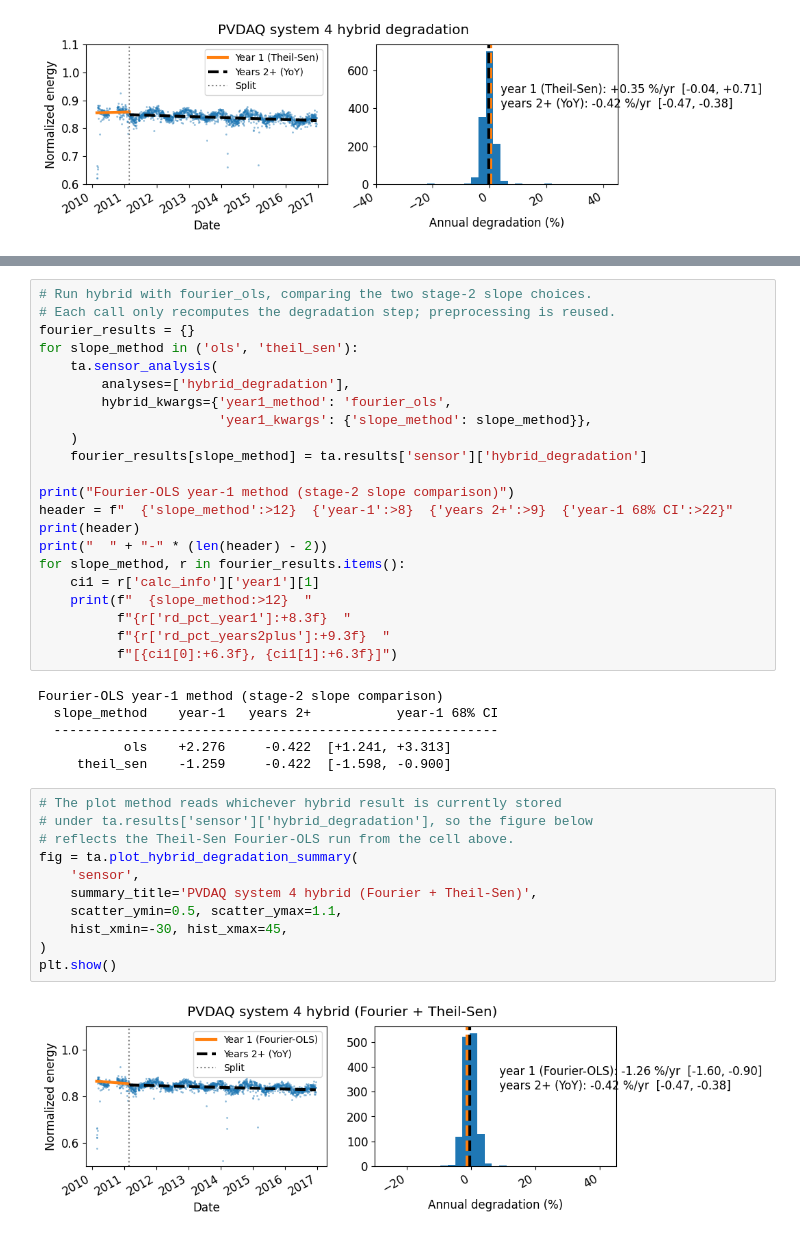
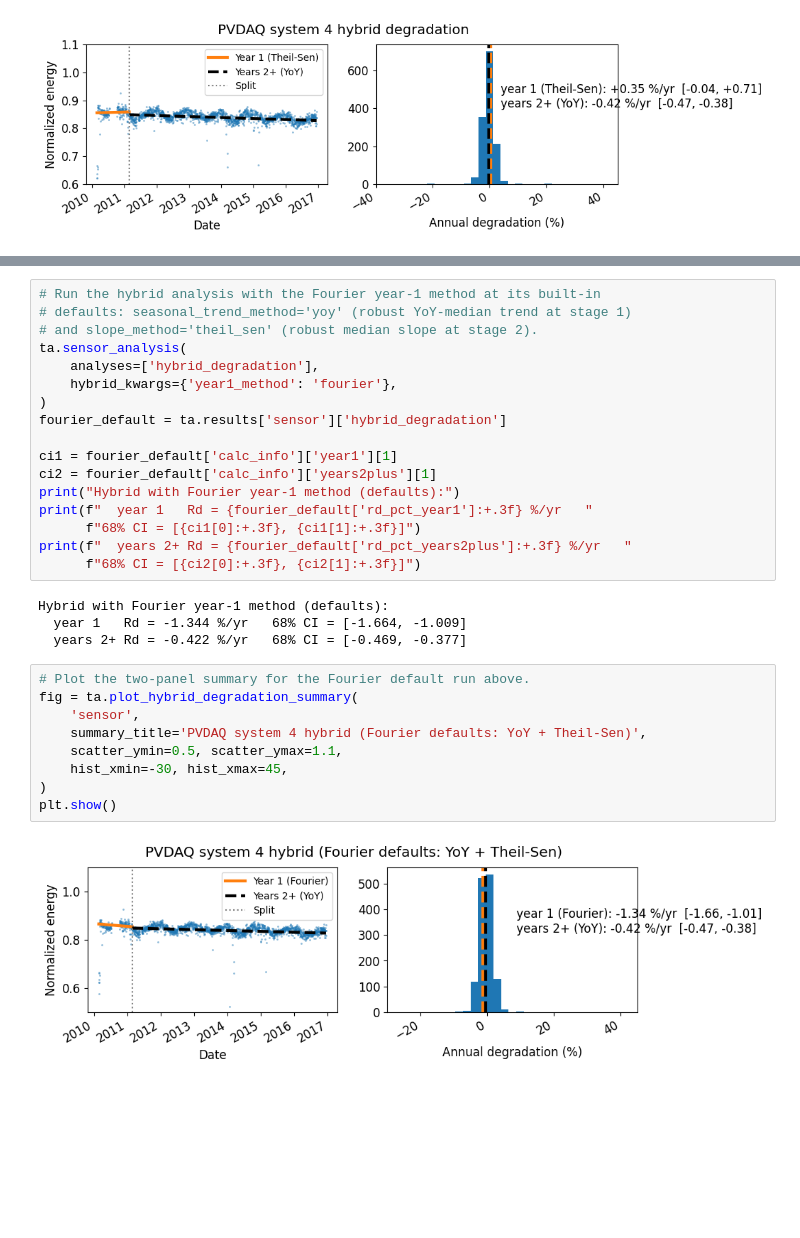
Before and after one commit to NatLabRockies/rdtools, a Jupyter notebook: docs/TrendAnalysis_hybrid_example.ipynb, the cells around one changed output, grey strips where cells are left out. Drawn from its saved outputs; the diff is of its cells as text; blank space fills up the shorter version.

Commit message:
use yoy in the seasonal fourier approach

```diff
--- a/docs/TrendAnalysis_hybrid_example.ipynb
+++ b/docs/TrendAnalysis_hybrid_example.ipynb
@@ -196,41 +259,32 @@ shows the Theil-Sen result.
 # %%
-# Run hybrid with fourier_ols, comparing the two stage-2 slope choices.
-# Each call only recomputes the degradation step; preprocessing is reused.
-fourier_results = {}
-for slope_method in ('ols', 'theil_sen'):
-    ta.sensor_analysis(
-        analyses=['hybrid_degradation'],
-        hybrid_kwargs={'year1_method': 'fourier_ols',
-                       'year1_kwargs': {'slope_method': slope_method}},
-    )
-    fourier_results[slope_method] = ta.results['sensor']['hybrid_degradation']
+# Run the hybrid analysis with the Fourier year-1 method at its built-in
+# defaults: seasonal_trend_method='yoy' (robust YoY-median trend at stage 1)
+# and slope_method='theil_sen' (robust median slope at stage 2).
+ta.sensor_analysis(
+    analyses=['hybrid_degradation'],
+    hybrid_kwargs={'year1_method': 'fourier'},
+)
+fourier_default = ta.results['sensor']['hybrid_degradation']
 
-print("Fourier-OLS year-1 method (stage-2 slope comparison)")
-header = f"  {'slope_method':>12}  {'year-1':>8}  {'years 2+':>9}  {'year-1 68% CI':>22}"
-print(header)
-print("  " + "-" * (len(header) - 2))
-for slope_method, r in fourier_results.items():
-    ci1 = r['calc_info']['year1'][1]
-    print(f"  {slope_method:>12}  "
-          f"{r['rd_pct_year1']:+8.3f}  "
-          f"{r['rd_pct_years2plus']:+9.3f}  "
-          f"[{ci1[0]:+6.3f}, {ci1[1]:+6.3f}]")
+ci1 = fourier_default['calc_info']['year1'][1]
+ci2 = fourier_default['calc_info']['years2plus'][1]
+print("Hybrid with Fourier year-1 method (defaults):")
+print(f"  year 1   Rd = {fourier_default['rd_pct_year1']:+.3f} %/yr   "
+      f"68% CI = [{ci1[0]:+.3f}, {ci1[1]:+.3f}]")
+print(f"  years 2+ Rd = {fourier_default['rd_pct_years2plus']:+.3f} %/yr   "
+      f"68% CI = [{ci2[0]:+.3f}, {ci2[1]:+.3f}]")
 # %% [output]
-Fourier-OLS year-1 method (stage-2 slope comparison)
-  slope_method    year-1   years 2+           year-1 68% CI
-  ---------------------------------------------------------
-           ols    +2.276     -0.422  [+1.241, +3.313]
-     theil_sen    -1.259     -0.422  [-1.598, -0.900]
+Hybrid with Fourier year-1 method (defaults):
+  year 1   Rd = -1.344 %/yr   68% CI = [-1.664, -1.009]
+  years 2+ Rd = -0.422 %/yr   68% CI = [-0.469, -0.377]
 # %%
-# The plot method reads whichever hybrid result is currently stored
-# under ta.results['sensor']['hybrid_degradation'], so the figure below
-# reflects the Theil-Sen Fourier-OLS run from the cell above.
+# Plot the two-panel summary for the Fourier default run above.
 fig = ta.plot_hybrid_degradation_summary(
     'sensor',
-    summary_title='PVDAQ system 4 hybrid (Fourier + Theil-Sen)',
+    summary_title='PVDAQ system 4 hybrid (Fourier defaults: YoY + Theil-Sen)',
     scatter_ymin=0.5, scatter_ymax=1.1,
     hist_xmin=-30, hist_xmax=45,
 )
 plt.show()
 # %% [output]
-[figure, old version]
+[figure, new version]
```
Also changed, not shown: parts of 6 cells of this notebook, 5 other files.
